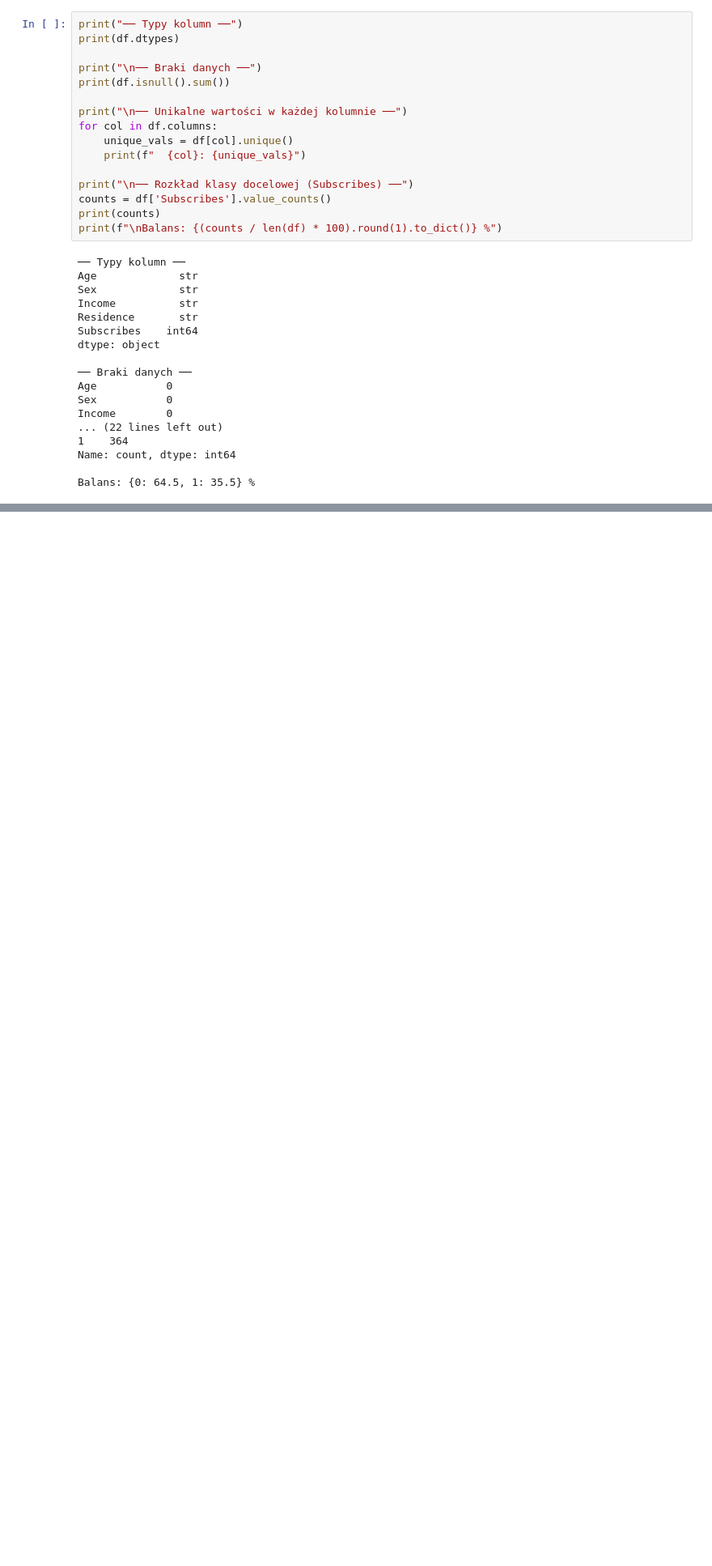
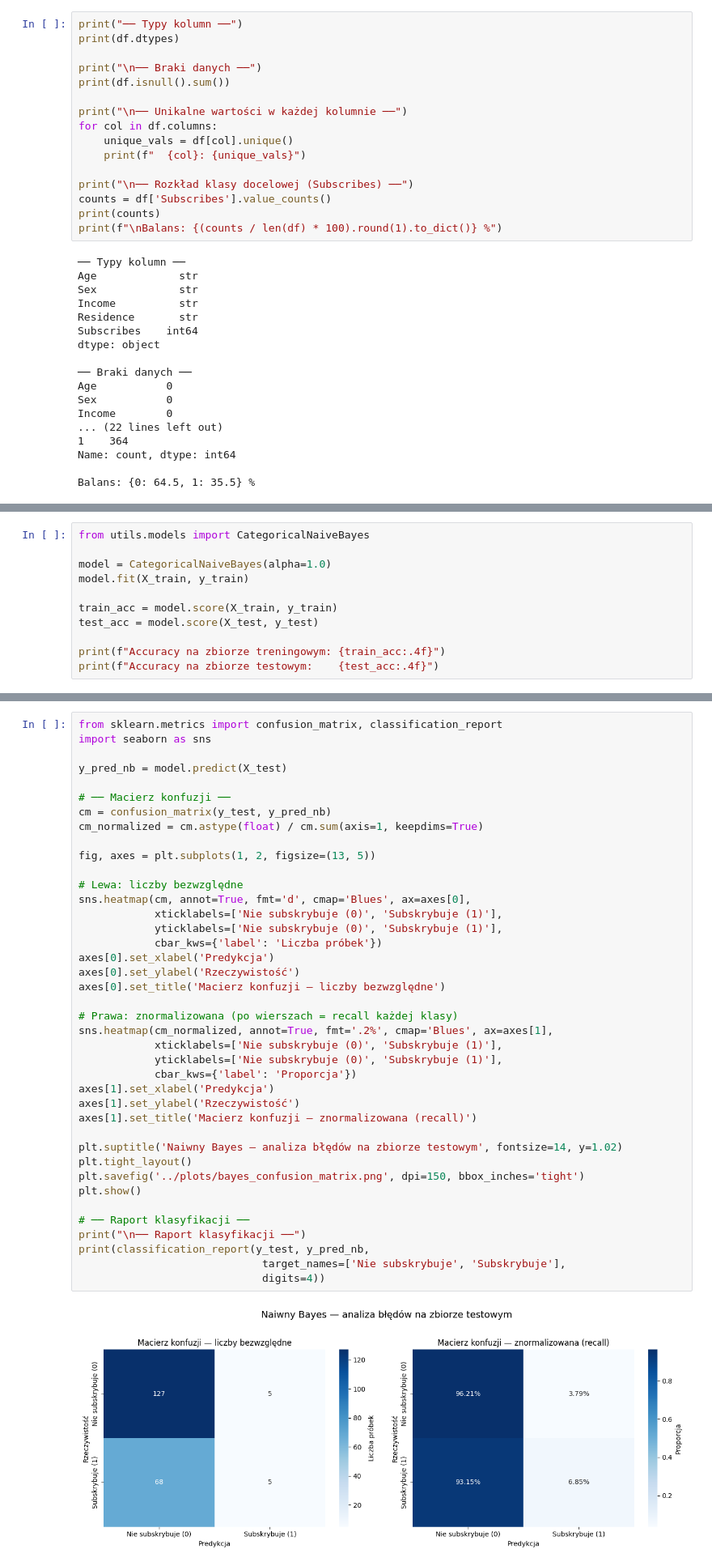
Before and after one commit to MarcinLipowski/sieci-neuronowe-machine-learning, a Jupyter notebook: 1_bayes/naive_bayes.ipynb, the cells around one changed output, grey strips where cells are left out. Shown at 81% size. Cells and saved outputs as stored; diff of their text form; blank space fills up the shorter version.

```diff
--- a/1_bayes/naive_bayes.ipynb
+++ b/1_bayes/naive_bayes.ipynb
@@ -116,0 +201,11 @@ print("✓ Wykres zapisany do plots/bayes_features_distribution.png")
+# %%
+from utils.models import CategoricalNaiveBayes
+
+model = CategoricalNaiveBayes(alpha=1.0)
+model.fit(X_train, y_train)
+
+train_acc = model.score(X_train, y_train)
+test_acc = model.score(X_test, y_test)
+
+print(f"Accuracy na zbiorze treningowym: {train_acc:.4f}")
+print(f"Accuracy na zbiorze testowym:    {test_acc:.4f}")
@@ -116,0 +272,42 @@ print("✓ Wykres zapisany do plots/bayes_features_distribution.png")
+# %%
+from sklearn.metrics import confusion_matrix, classification_report
+import seaborn as sns
+
+y_pred_nb = model.predict(X_test)
+
+# ── Macierz konfuzji ──
+cm = confusion_matrix(y_test, y_pred_nb)
+cm_normalized = cm.astype(float) / cm.sum(axis=1, keepdims=True)
+
+fig, axes = plt.subplots(1, 2, figsize=(13, 5))
+
+# Lewa: liczby bezwzględne
+sns.heatmap(cm, annot=True, fmt='d', cmap='Blues', ax=axes[0],
+            xticklabels=['Nie subskrybuje (0)', 'Subskrybuje (1)'],
+            yticklabels=['Nie subskrybuje (0)', 'Subskrybuje (1)'],
+            cbar_kws={'label': 'Liczba próbek'})
+axes[0].set_xlabel('Predykcja')
+axes[0].set_ylabel('Rzeczywistość')
+axes[0].set_title('Macierz konfuzji — liczby bezwzględne')
+
+# Prawa: znormalizowana (po wierszach = recall każdej klasy)
+sns.heatmap(cm_normalized, annot=True, fmt='.2%', cmap='Blues', ax=axes[1],
+            xticklabels=['Nie subskrybuje (0)', 'Subskrybuje (1)'],
+            yticklabels=['Nie subskrybuje (0)', 'Subskrybuje (1)'],
+            cbar_kws={'label': 'Proporcja'})
+axes[1].set_xlabel('Predykcja')
+axes[1].set_ylabel('Rzeczywistość')
+axes[1].set_title('Macierz konfuzji — znormalizowana (recall)')
+
+plt.suptitle('Naiwny Bayes — analiza błędów na zbiorze testowym', fontsize=14, y=1.02)
+plt.tight_layout()
+plt.savefig('../plots/bayes_confusion_matrix.png', dpi=150, bbox_inches='tight')
+plt.show()
+
+# ── Raport klasyfikacji ──
+print("\n── Raport klasyfikacji ──")
+print(classification_report(y_test, y_pred_nb,
+                             target_names=['Nie subskrybuje', 'Subskrybuje'],
+                             digits=4))
+# %% [output]
+[figure, added]
```
Also changed, not shown: parts of 21 cells of this notebook, 4 other files.
